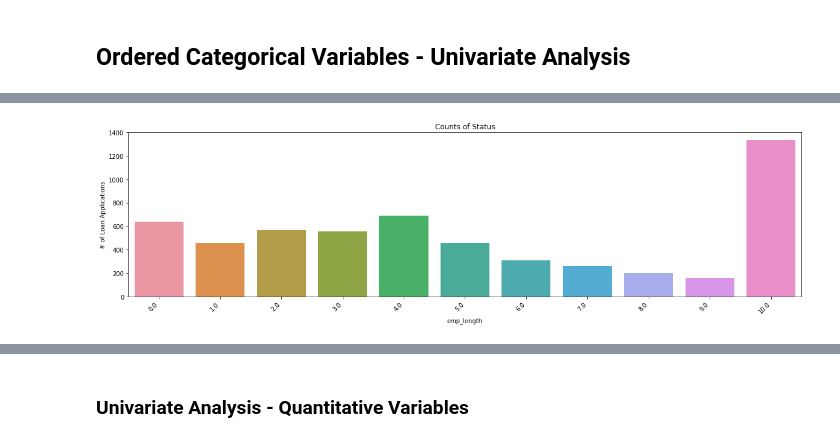
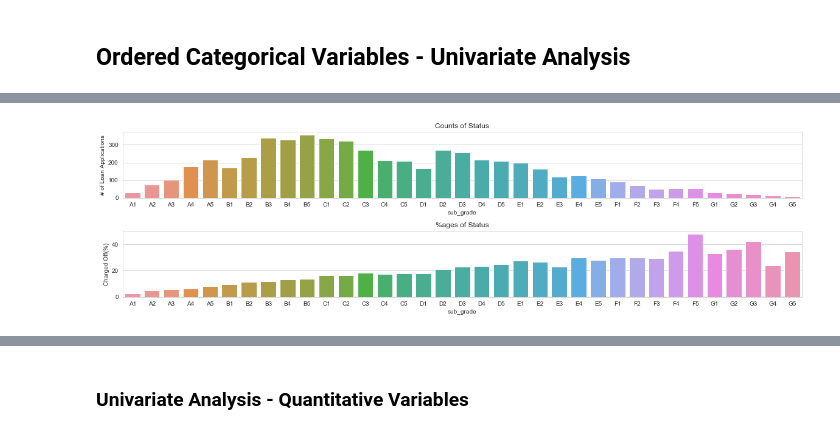
Before and after one commit to arpitjoshi/case-study-2, a Jupyter notebook: notebook.ipynb, the cells around one changed output, grey strips where cells are left out. Cells and saved outputs as stored; diff of their text form; code cells hidden in the pictures.

```diff
--- a/notebook.ipynb
+++ b/notebook.ipynb
@@ -510,0 +555,10 @@ ___Conclusion:___
+# %%
+sub_grade_status = dataset.groupby('loan_status')['sub_grade'].value_counts(ascending=False).unstack(level=0).reset_index()
+sub_grade_status.fillna(0, inplace=True)
+sub_grade_status['Total'] = sub_grade_status['Charged Off'] + sub_grade_status['Fully Paid']
+sub_grade_status['Charged_Off_Percent'] = sub_grade_status['Charged Off'] * 100 /sub_grade_status['Total']
+sub_grade_status['Fully_Paid_Percent'] = sub_grade_status['Fully Paid'] * 100 /sub_grade_status['Total']
+sub_grade_status.sort_values(by='Charged_Off_Percent', ascending=False, inplace=True)
+
+
+sub_grade_status.head()
@@ -511,10 +572,24 @@ ___Conclusion:___
 # %%
+alphaorder=dataset['sub_grade'].unique()
+alphaorder.sort()
+
+
 fig = plt.figure(figsize=(20, 5), )
 
-ax=sns.countplot(x="emp_length", data=dataset[dataset.loan_status=="Charged Off"], linewidth=1)
-ax.set_xticklabels(ax.get_xticklabels(), rotation=45, ha="right")
+plt.subplot(2, 1, 1)
+ax=sns.countplot(x="sub_grade", data=dataset[dataset.loan_status=="Charged Off"], order=alphaorder)
+ax.set_xticklabels(ax.get_xticklabels(), rotation=0)
 plt.title("Counts of Status")
 plt.ylabel("# of Loan Applications")
+
+plt.subplot(2, 1, 2)
+ax=sns.barplot(x="sub_grade", y="Charged_Off_Percent", data=sub_grade_status, order=alphaorder)
+plt.title("%ages of Status")
+plt.ylabel('Charged Off(%)')
+
+plt.subplots_adjust(hspace = 0.5)
+
+
 plt.show()
 # %% [output]
-[figure, old version]
+[figure, new version]
```
Also changed, not shown: parts of 41 cells of this notebook.
